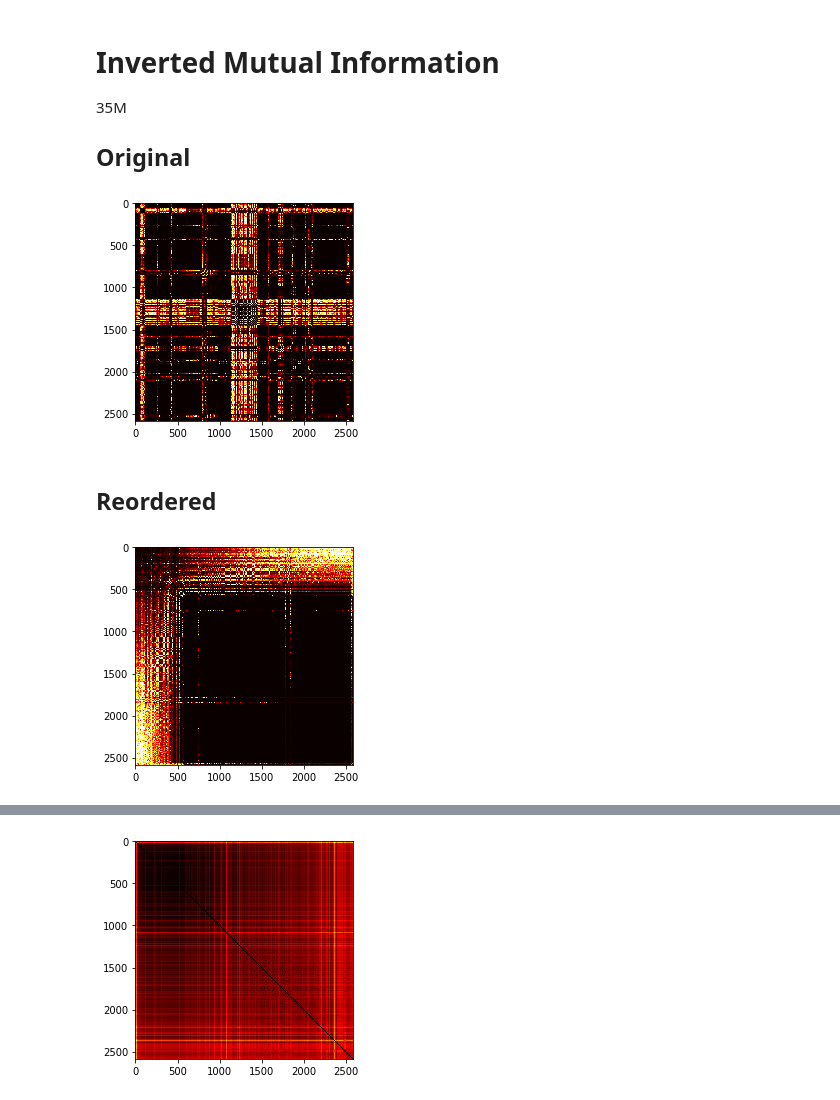
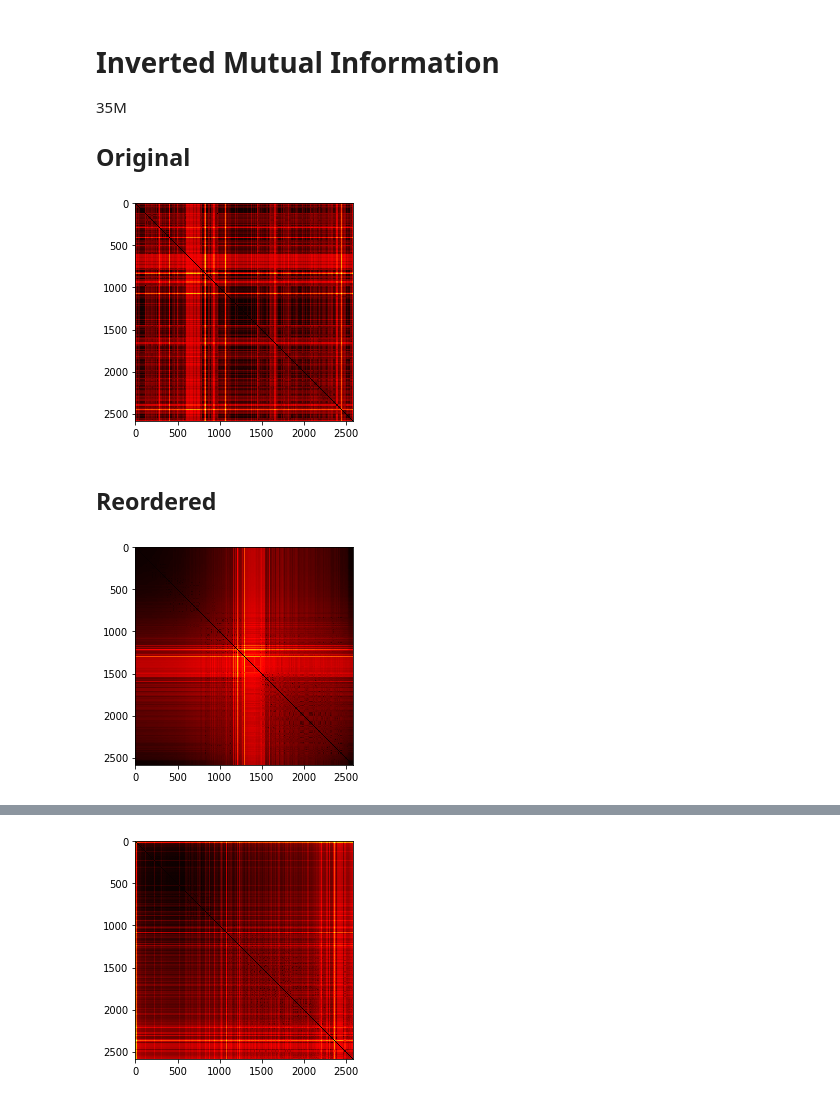
Before and after one commit to fataltes/quickNBs, a Jupyter notebook: mantis_reorderingEQ.ipynb, the cells around one changed output, grey strips where cells are left out. Saved outputs shown, nothing was run; the diff lists cells and outputs as text; code cells hidden in the pictures.

```diff
--- a/mantis_reorderingEQ.ipynb
+++ b/mantis_reorderingEQ.ipynb
@@ -149,14 +351,15 @@ plt.show()
 35M
 ## Original
 # %%
-plt.imshow(mutinf_recip, cmap='hot', interpolation='nearest')
+plt.imshow(mutinf_joint_dist, cmap='hot', interpolation='nearest')
 plt.show()
 # %% [output]
-[figure, old version]
+[figure, new version]
 # %% [markdown]
 ## Reordered
 # %%
-plt.imshow(mutinf_reordered_dist, cmap='hot', interpolation='nearest')
+reordered = np.load('/mnt/scratch3/reord.npy')
+plt.imshow(reordered, cmap='hot', interpolation='nearest')
 plt.show()
 # %% [output]
-[figure, old version]
+[figure, new version]
```
Also changed, not shown: parts of 34 cells of this notebook, 8 other files.
